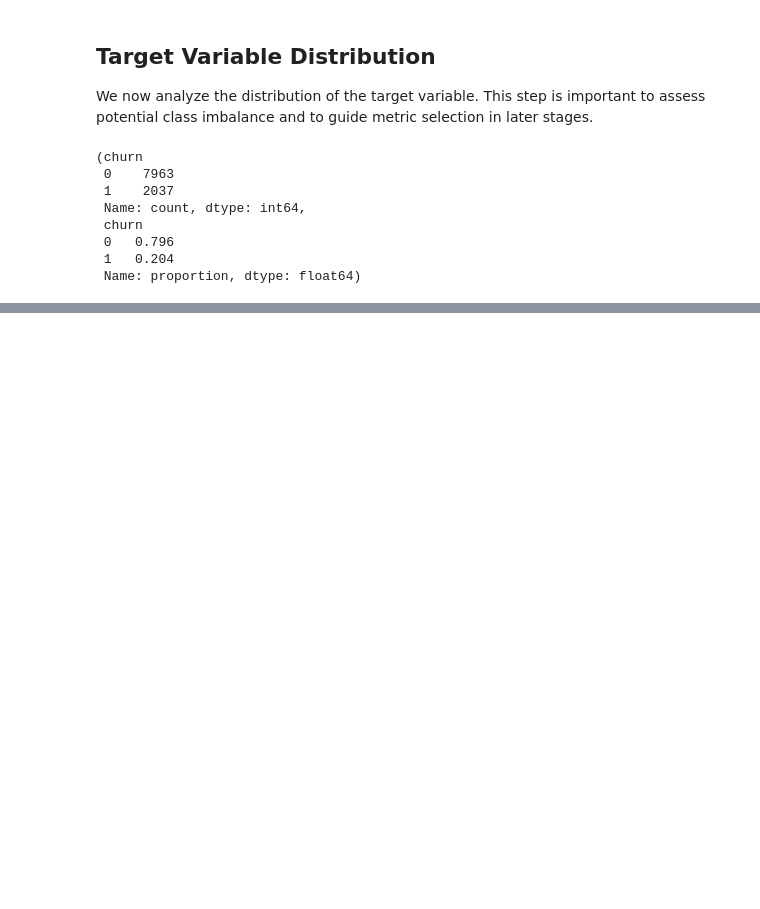
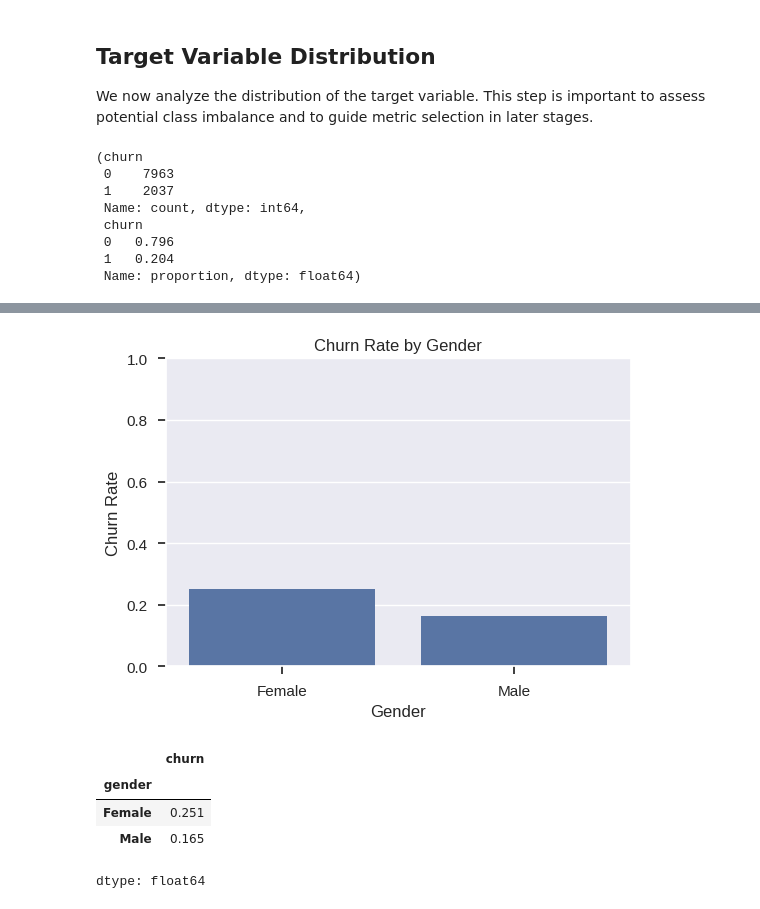
Before and after one commit to laser54/bank-churn-prediction, a Jupyter notebook: notebooks/01_eda.ipynb, the cells around one changed output, grey strips where cells are left out. Saved outputs shown, nothing was run; the diff lists cells and outputs as text; code cells hidden in the pictures; blank space fills up the shorter version.

```diff
--- a/notebooks/01_eda.ipynb
+++ b/notebooks/01_eda.ipynb
@@ -178,0 +282,29 @@ This will be taken into account during model evaluation and threshold selection.
+# %%
+# Churn rate by gender
+churn_by_gender = (
+    df
+    .groupby("gender")[TARGET_COL]
+    .mean()
+    .sort_values(ascending=False)
+)
+
+plt.figure(figsize=(6, 4))
+sns.barplot(
+    x=churn_by_gender.index,
+    y=churn_by_gender.values
+)
+
+plt.title("Churn Rate by Gender")
+plt.ylabel("Churn Rate")
+plt.xlabel("Gender")
+plt.ylim(0, 1)
+plt.show()
+
+churn_by_gender
+# %% [output]
+[figure, added]
+|  | churn |
+| gender |  |
+| Female | 0.251 |
+| Male | 0.165 |
+dtype: float64
```
Also changed, not shown: parts of 9 cells of this notebook.
